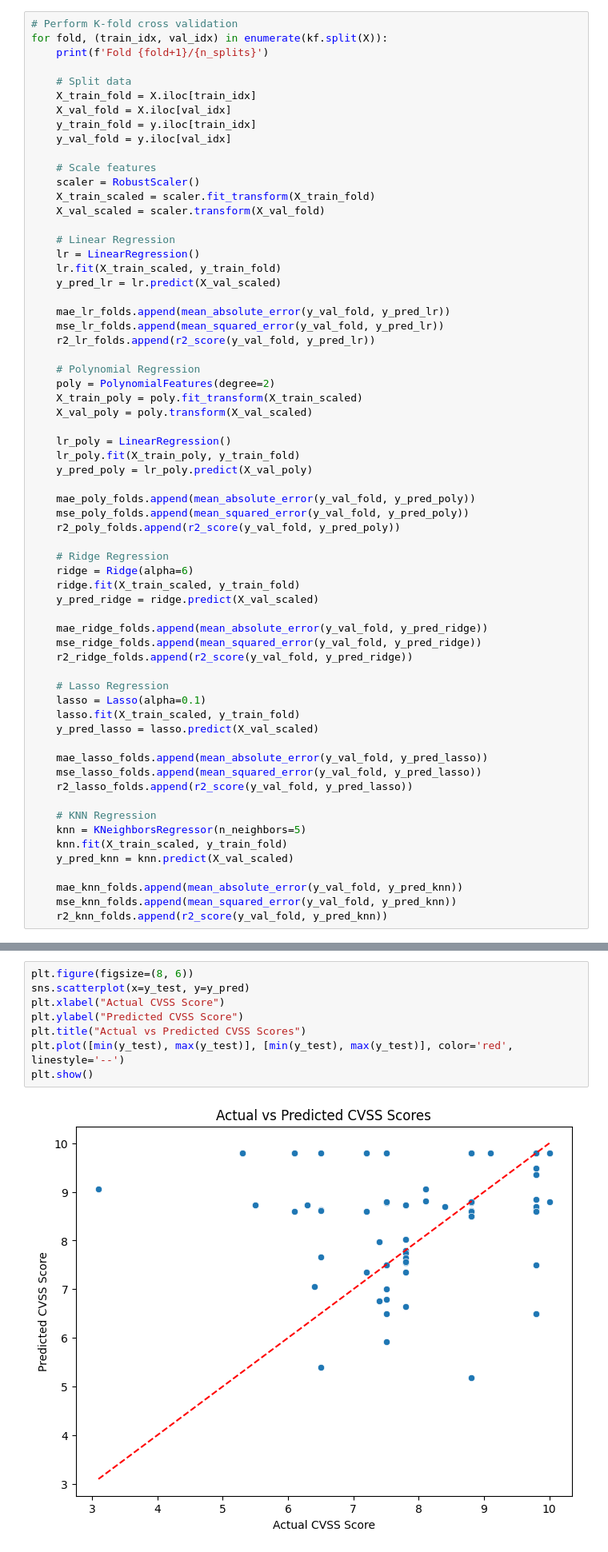
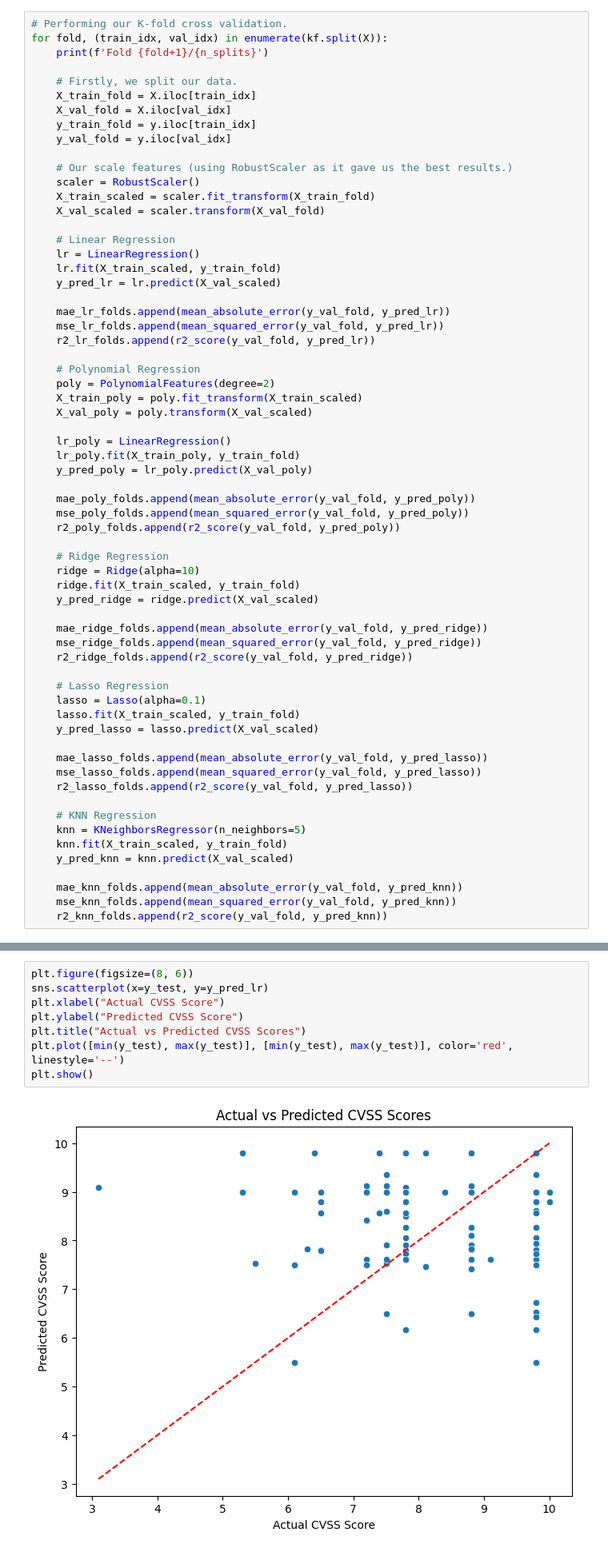
Before and after one commit to S10241798/AITT, a Jupyter notebook: AITT Assignment.ipynb, the cells around one changed output, grey strips where cells are left out. Shown at 80% size. Drawn from its saved outputs; the diff is of its cells as text.

```diff
--- a/AITT Assignment.ipynb
+++ b/AITT Assignment.ipynb
@@ -472,17 +472,17 @@ X_test_scaled = scaler.transform(X_test)
 # %% [markdown]
 ## Performing K-Folding & Machine Learning
 # %%
-# Perform K-fold cross validation
+# Performing our K-fold cross validation.
 for fold, (train_idx, val_idx) in enumerate(kf.split(X)):
     print(f'Fold {fold+1}/{n_splits}')
 
-    # Split data
+    # Firstly, we split our data.
     X_train_fold = X.iloc[train_idx]
     X_val_fold = X.iloc[val_idx]
     y_train_fold = y.iloc[train_idx]
     y_val_fold = y.iloc[val_idx]
 
-    # Scale features
+    # Our scale features (using RobustScaler as it gave us the best results.)
     scaler = RobustScaler()
     X_train_scaled = scaler.fit_transform(X_train_fold)
     X_val_scaled = scaler.transform(X_val_fold)
@@ -510,7 +510,7 @@ for fold, (train_idx, val_idx) in enumerate(kf.split(X)):
     r2_poly_folds.append(r2_score(y_val_fold, y_pred_poly))
 
     # Ridge Regression
-    ridge = Ridge(alpha=6)
+    ridge = Ridge(alpha=10)
     ridge.fit(X_train_scaled, y_train_fold)
     y_pred_ridge = ridge.predict(X_val_scaled)
 
@@ -618,14 +613,14 @@ MAE: 0.917795679067748, MSE: 1.4997928409685126, R² (Accuracy): 0.1155065250071
 ### Data Visualisations (Actual vs Prediction)
 # %%
 plt.figure(figsize=(8, 6))
-sns.scatterplot(x=y_test, y=y_pred)
+sns.scatterplot(x=y_test, y=y_pred_lr)
 plt.xlabel("Actual CVSS Score")
 plt.ylabel("Predicted CVSS Score")
 plt.title("Actual vs Predicted CVSS Scores")
 plt.plot([min(y_test), max(y_test)], [min(y_test), max(y_test)], color='red', linestyle='--')
 plt.show()
 # %% [output]
-[figure, old version]
+[figure, new version]
 # %%
 plt.figure(figsize=(12, 5))
 
```
Also changed, not shown: parts of 4 cells of this notebook.
